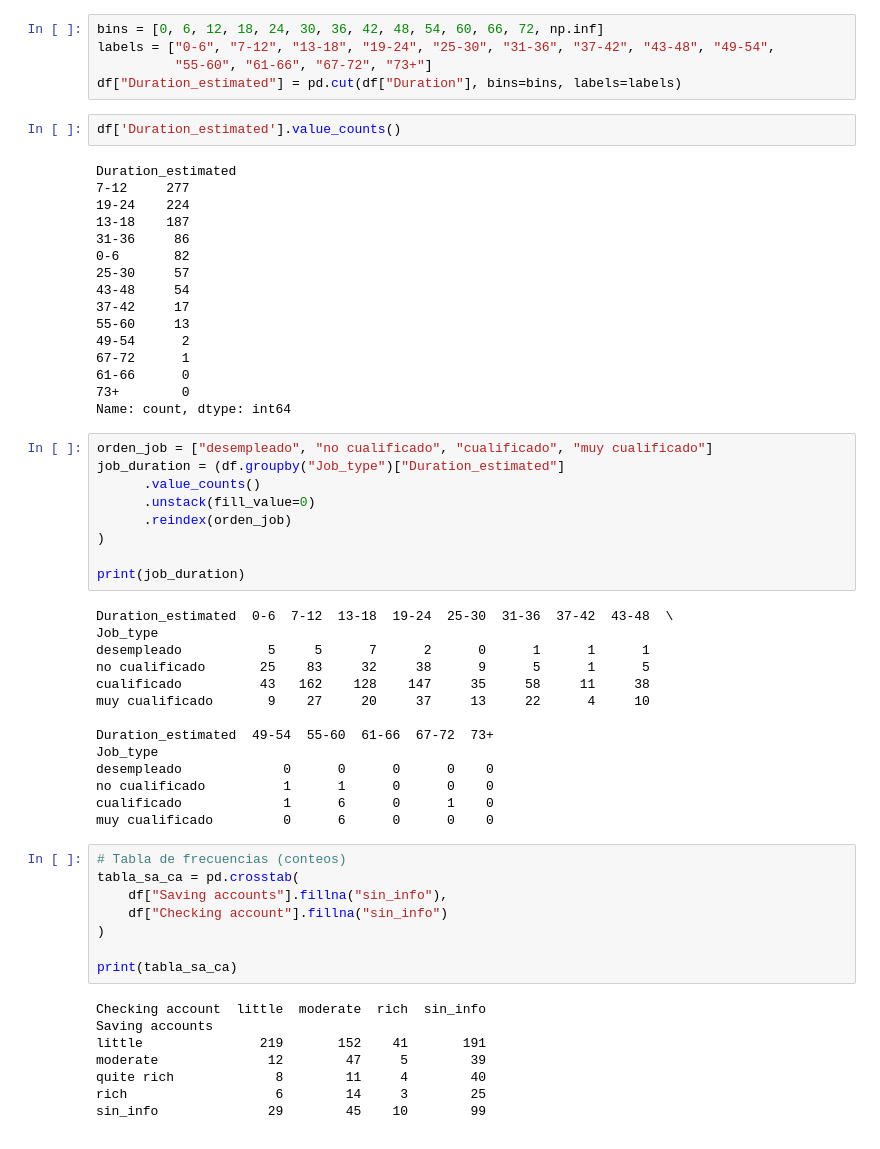
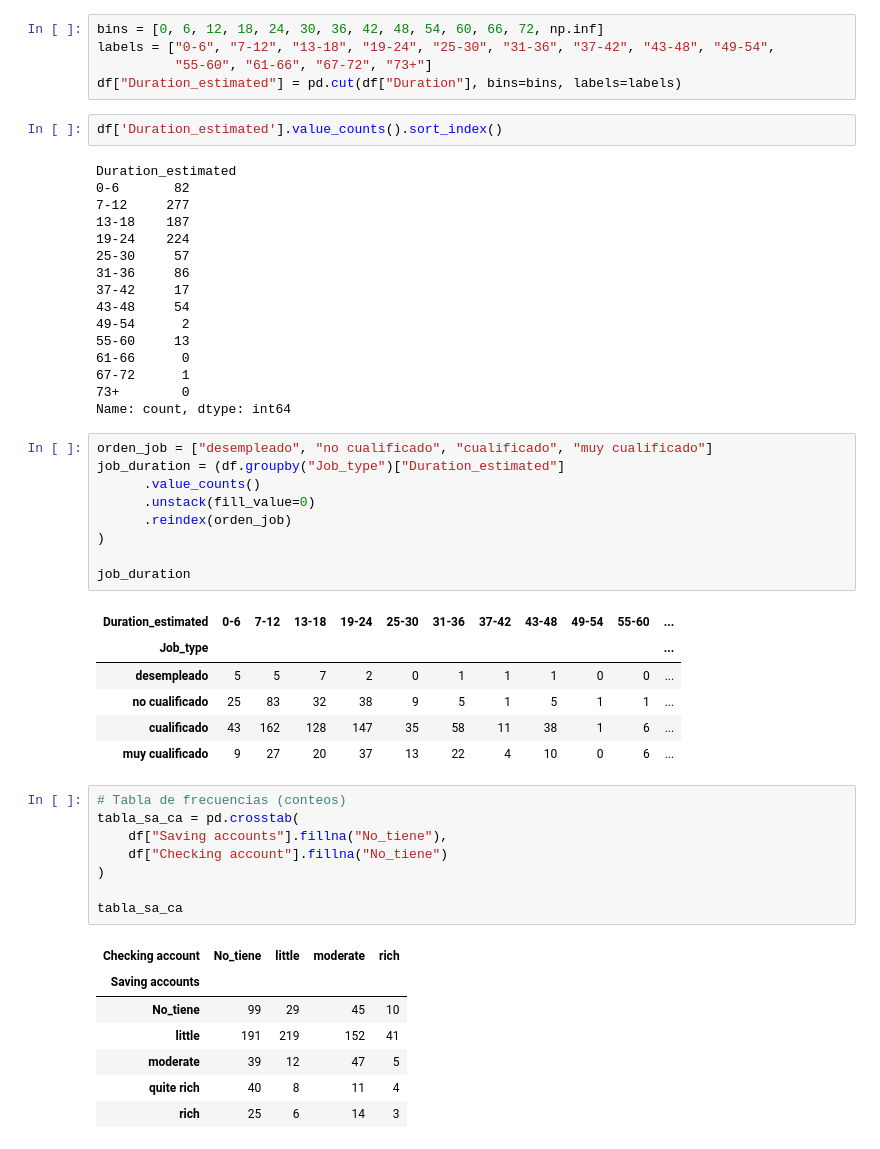
Before and after one commit to EstebanGT97/credit_risk, a Jupyter notebook: bank_credit_risk.ipynb, the cells around one changed output. Drawn from its saved outputs; the diff is of its cells as text.

```diff
--- a/bank_credit_risk.ipynb
+++ b/bank_credit_risk.ipynb
@@ -179,61 +165,54 @@ labels = ["0-6", "7-12", "13-18", "19-24", "25-30", "31-36", "37-42", "43-48", "
           "55-60", "61-66", "67-72", "73+"]
 df["Duration_estimated"] = pd.cut(df["Duration"], bins=bins, labels=labels)
 # %%
-df['Duration_estimated'].value_counts()
+df['Duration_estimated'].value_counts().sort_index()
 # %% [output]
 Duration_estimated
+0-6       82
 7-12     277
+13-18    187
 19-24    224
-13-18    187
+25-30     57
 31-36     86
-0-6       82
-25-30     57
+37-42     17
 43-48     54
-37-42     17
+49-54      2
 55-60     13
-49-54      2
+61-66      0
 67-72      1
-61-66      0
 73+        0
 Name: count, dtype: int64
 # %%
 orden_job = ["desempleado", "no cualificado", "cualificado", "muy cualificado"]
 job_duration = (df.groupby("Job_type")["Duration_estimated"]
       .value_counts()
       .unstack(fill_value=0)
       .reindex(orden_job)
 )
 
-print(job_duration)
+job_duration
 # %% [output]
-Duration_estimated  0-6  7-12  13-18  19-24  25-30  31-36  37-42  43-48  \
-Job_type
-desempleado           5     5      7      2      0      1      1      1
-no cualificado       25    83     32     38      9      5      1      5
-cualificado          43   162    128    147     35     58     11     38
-muy cualificado       9    27     20     37     13     22      4     10
-
-Duration_estimated  49-54  55-60  61-66  67-72  73+
-Job_type
-desempleado             0      0      0      0    0
-no cualificado          1      1      0      0    0
-cualificado             1      6      0      1    0
-muy cualificado         0      6      0      0    0
+| Duration_estimated | 0-6 | 7-12 | 13-18 | 19-24 | 25-30 | 31-36 | 37-42 | 43-48 | 49-54 | 55-60 | ... |
+| Job_type |  |  |  |  |  |  |  |  |  |  | ... |
+| desempleado | 5 | 5 | 7 | 2 | 0 | 1 | 1 | 1 | 0 | 0 | ... |
+| no cualificado | 25 | 83 | 32 | 38 | 9 | 5 | 1 | 5 | 1 | 1 | ... |
+| cualificado | 43 | 162 | 128 | 147 | 35 | 58 | 11 | 38 | 1 | 6 | ... |
+| muy cualificado | 9 | 27 | 20 | 37 | 13 | 22 | 4 | 10 | 0 | 6 | ... |
 # %%
 # Tabla de frecuencias (conteos)
 tabla_sa_ca = pd.crosstab(
-    df["Saving accounts"].fillna("sin_info"),
-    df["Checking account"].fillna("sin_info")
+    df["Saving accounts"].fillna("No_tiene"),
+    df["Checking account"].fillna("No_tiene")
 )
 
-print(tabla_sa_ca)
+tabla_sa_ca
 # %% [output]
-Checking account  little  moderate  rich  sin_info
-Saving accounts
-little               219       152    41       191
-moderate              12        47     5        39
-quite rich             8        11     4        40
-rich                   6        14     3        25
-sin_info              29        45    10        99
+| Checking account | No_tiene | little | moderate | rich |
+| Saving accounts |  |  |  |  |
+| No_tiene | 99 | 29 | 45 | 10 |
+| little | 191 | 219 | 152 | 41 |
+| moderate | 39 | 12 | 47 | 5 |
+| quite rich | 40 | 8 | 11 | 4 |
+| rich | 25 | 6 | 14 | 3 |
 # %%
 tabla_sa_ca_pct = pd.crosstab(
```
Also changed, not shown: parts of 18 cells of this notebook.
